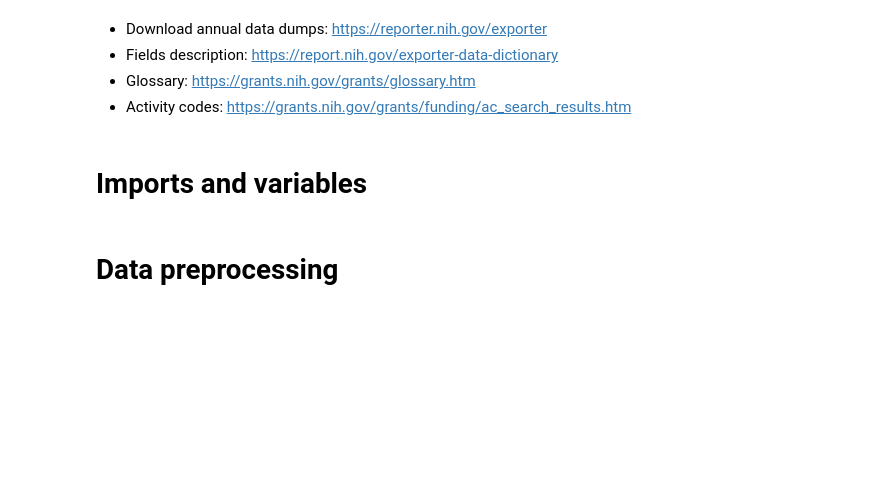
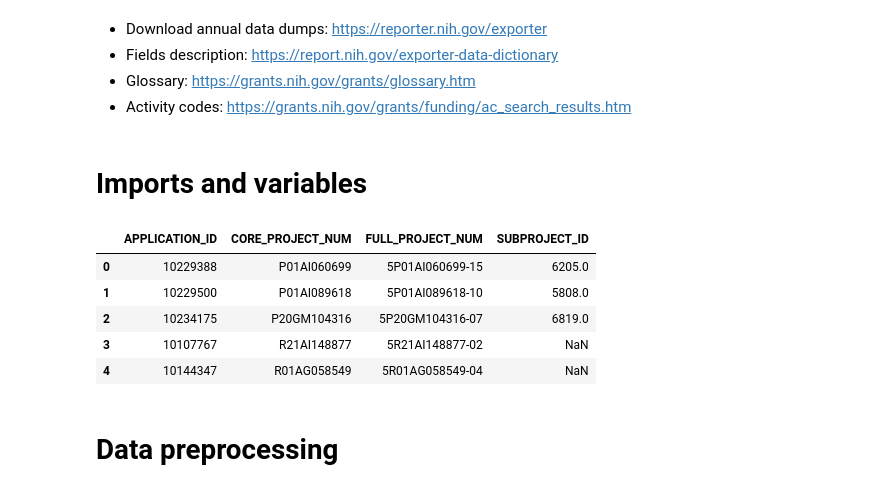
Before and after one commit to scameronp/nih-reporter, a Jupyter notebook: notebooks/Tests_for_Microsoft_SQL_Server_import.ipynb, the cells around one changed output. Saved outputs shown, nothing was run; the diff lists cells and outputs as text; code cells hidden in the pictures; blank space fills up the shorter version.

```diff
--- a/notebooks/Tests_for_Microsoft_SQL_Server_import.ipynb
+++ b/notebooks/Tests_for_Microsoft_SQL_Server_import.ipynb
@@ -32,6 +32,16 @@ TABLE_DIR = os.path.join(CURRENT_PATH,'../content/tables/')
 ENCODING = 'utf-8'
 NEWLINE = ''
 DELIMITER = '\t'
+# %%
+df = pd.read_csv(ENHANCED_FILE, delimiter=DELIMITER, encoding=ENCODING)
+df[['APPLICATION_ID', 'CORE_PROJECT_NUM', 'FULL_PROJECT_NUM', 'SUBPROJECT_ID']].head()
+# %% [output]
+|  | APPLICATION_ID | CORE_PROJECT_NUM | FULL_PROJECT_NUM | SUBPROJECT_ID |
+| 0 | 10229388 | P01AI060699 | 5P01AI060699-15 | 6205.0 |
+| 1 | 10229500 | P01AI089618 | 5P01AI089618-10 | 5808.0 |
+| 2 | 10234175 | P20GM104316 | 5P20GM104316-07 | 6819.0 |
+| 3 | 10107767 | R21AI148877 | 5R21AI148877-02 | NaN |
+| 4 | 10144347 | R01AG058549 | 5R01AG058549-04 | NaN |
 # %% [markdown]
 # Data preprocessing
 # %% [markdown]
```
Also changed, not shown: parts of 4 cells of this notebook, 3 other files.
